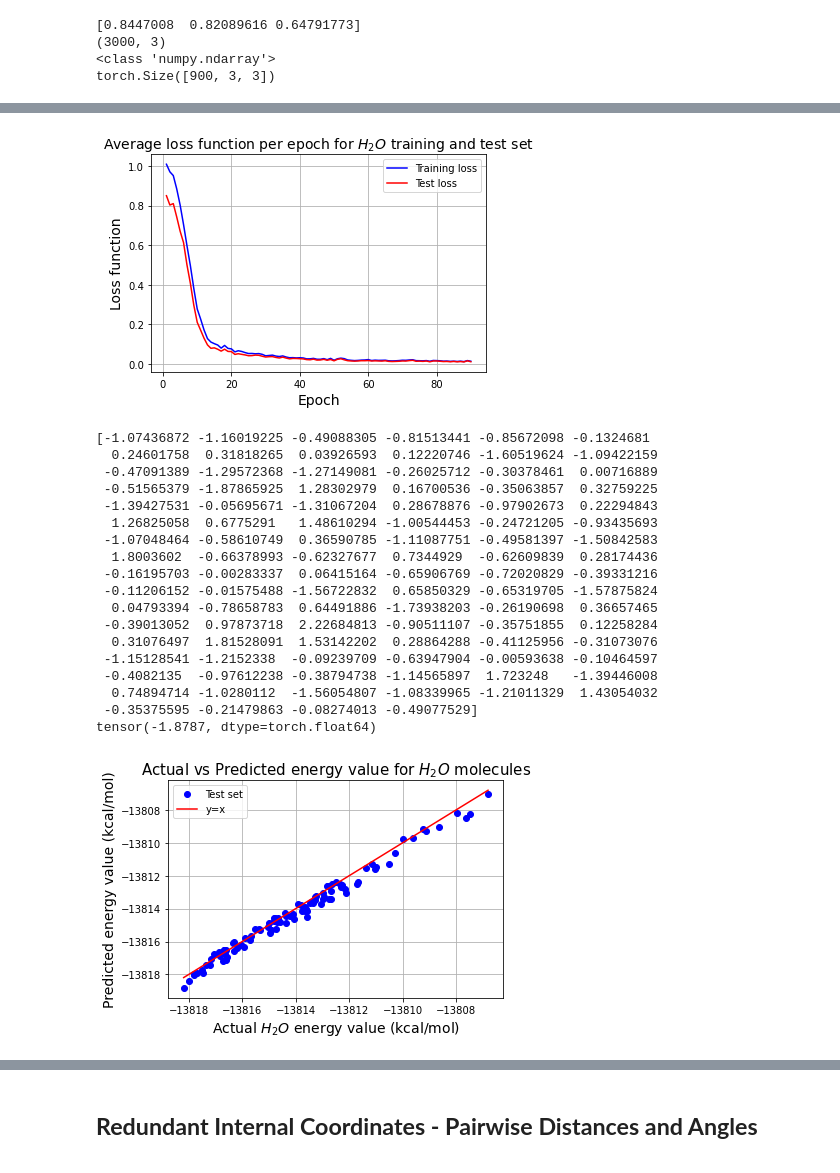
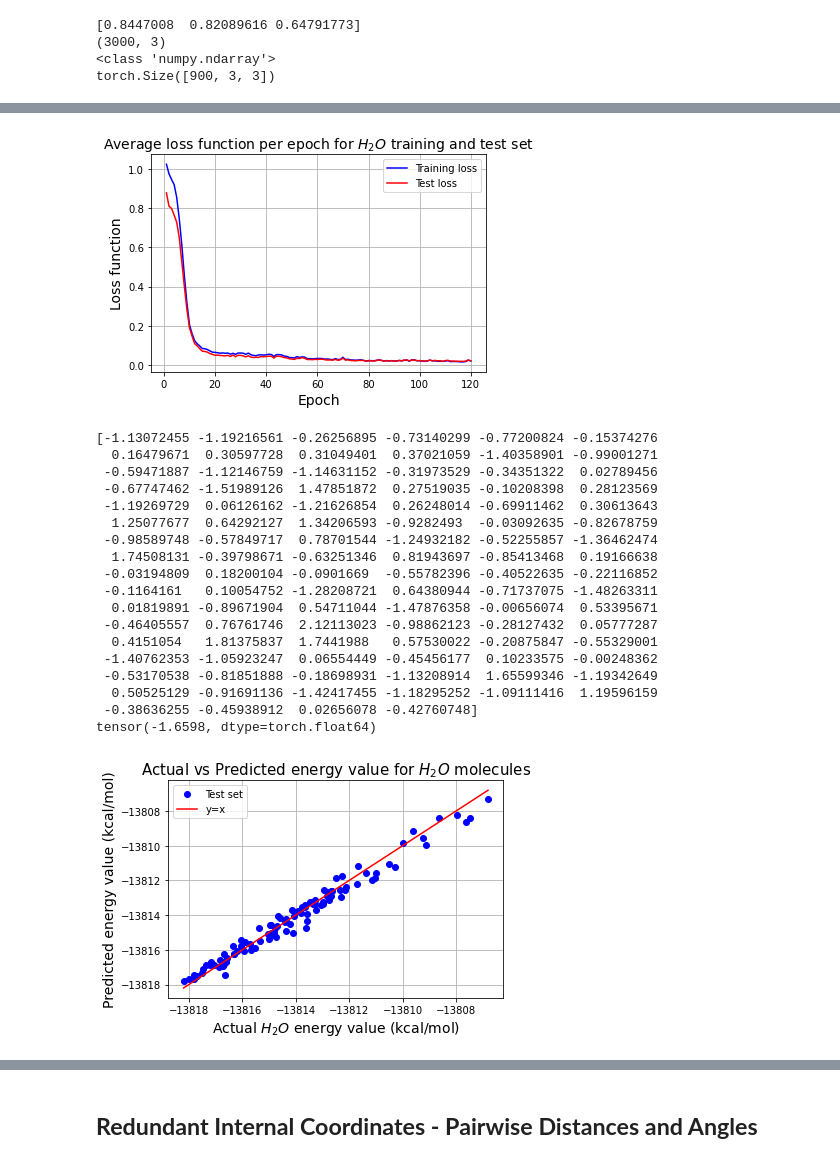
Before and after one commit to KKaroni/Symmetry-in-Machine-learned-Molecular-Force-Fields, a Jupyter notebook: BPNN.ipynb, the cells around one changed output, grey strips where cells are left out. Drawn from its saved outputs; the diff is of its cells as text; code cells hidden in the pictures.

```diff
--- a/BPNN.ipynb
+++ b/BPNN.ipynb
@@ -777,7 +777,7 @@ def run_for_different_num_feat(num_feat_H2O,nepochs,coordinates_water,energies_w
 # # Training for 4 Behler and Parinello features, batch size = 300
 number_of_features_H2O   = 4       # number of features (radial and angular symmetry functions) to be used
 use_atom_num_as_feat     = int(0)       # Use atomic number of each element as an extra feature for training?
-nepochs                  = 90
+nepochs                  = 120
 # %%
 # losses_G4 =  run_for_different_num_feat(4,nepochs,coordinates_water,energies_water,atomic_numbers_water,use_atom_num_as_feat)
 
@@ -1693,7 +1668,7 @@ print(np.shape(training_set))
 torch.Size([900, 3, 3])
 # %%
 net = BPNN_H2O(3)   #+1) # +1 if you are adding atomic number as a feature
-nepochs= 90
+nepochs= 120
 learning_rate = 0.005
 losses = training(learning_rate , nepochs, net, dataloader,test_set,test_labels)
 train_loss_G_ric1_feat = losses[0]
@@ -1711,20 +1703,20 @@ plot_prediction(prediction,test_labels,var_lab,mean_lab,number_of_features_H2O)
-[figure, old version]
+[figure, new version]
-[-1.07436872 -1.16019225 -0.49088305 -0.81513441 -0.85672098 -0.1324681
-  0.24601758  0.31818265  0.03926593  0.12220746 -1.60519624 -1.09422159
- -0.47091389 -1.29572368 -1.27149081 -0.26025712 -0.30378461  0.00716889
- -0.51565379 -1.87865925  1.28302979  0.16700536 -0.35063857  0.32759225
- -1.39427531 -0.05695671 -1.31067204  0.28678876 -0.97902673  0.22294843
-  1.26825058  0.6775291   1.48610294 -1.00544453 -0.24721205 -0.93435693
- -1.07048464 -0.58610749  0.36590785 -1.11087751 -0.49581397 -1.50842583
-  1.8003602  -0.66378993 -0.62327677  0.7344929  -0.62609839  0.28174436
- -0.16195703 -0.00283337  0.06415164 -0.65906769 -0.72020829 -0.39331216
- -0.11206152 -0.01575488 -1.56722832  0.65850329 -0.65319705 -1.57875824
-  0.04793394 -0.78658783  0.64491886 -1.73938203 -0.26190698  0.36657465
- -0.39013052  0.97873718  2.22684813 -0.90511107 -0.35751855  0.12258284
-  0.31076497  1.81528091  1.53142202  0.28864288 -0.41125956 -0.31073076
- -1.15128541 -1.2152338  -0.09239709 -0.63947904 -0.00593638 -0.10464597
- -0.4082135  -0.97612238 -0.38794738 -1.14565897  1.723248   -1.39446008
-  0.74894714 -1.0280112  -1.56054807 -1.08339965 -1.21011329  1.43054032
- -0.35375595 -0.21479863 -0.08274013 -0.49077529]
-tensor(-1.8787, dtype=torch.float64)
+[-1.13072455 -1.19216561 -0.26256895 -0.73140299 -0.77200824 -0.15374276
+  0.16479671  0.30597728  0.31049401  0.37021059 -1.40358901 -0.99001271
+ -0.59471887 -1.12146759 -1.14631152 -0.31973529 -0.34351322  0.02789456
+ -0.67747462 -1.51989126  1.47851872  0.27519035 -0.10208398  0.28123569
+ -1.19269729  0.06126162 -1.21626854  0.26248014 -0.69911462  0.30613643
+  1.25077677  0.64292127  1.34206593 -0.9282493  -0.03092635 -0.82678759
+ -0.98589748 -0.57849717  0.78701544 -1.24932182 -0.52255857 -1.36462474
+  1.74508131 -0.39798671 -0.63251346  0.81943697 -0.85413468  0.19166638
+ -0.03194809  0.18200104 -0.0901669  -0.55782396 -0.40522635 -0.22116852
+ -0.1164161   0.10054752 -1.28208721  0.64380944 -0.71737075 -1.48263311
+  0.01819891 -0.89671904  0.54711044 -1.47876358 -0.00656074  0.53395671
+ -0.46405557  0.76761746  2.12113023 -0.98862123 -0.28127432  0.05777287
+  0.4151054   1.81375837  1.7441988   0.57530022 -0.20875847 -0.55329001
+ -1.40762353 -1.05923247  0.06554449 -0.45456177  0.10233575 -0.00248362
+ -0.53170538 -0.81851888 -0.18698931 -1.13208914  1.65599346 -1.19342649
+  0.50525129 -0.91691136 -1.42417455 -1.18295252 -1.09111416  1.19596159
+ -0.38636255 -0.45938912  0.02656078 -0.42760748]
+tensor(-1.6598, dtype=torch.float64)
-[figure, old version]
+[figure, new version]
```
Also changed, not shown: parts of 13 cells of this notebook.
